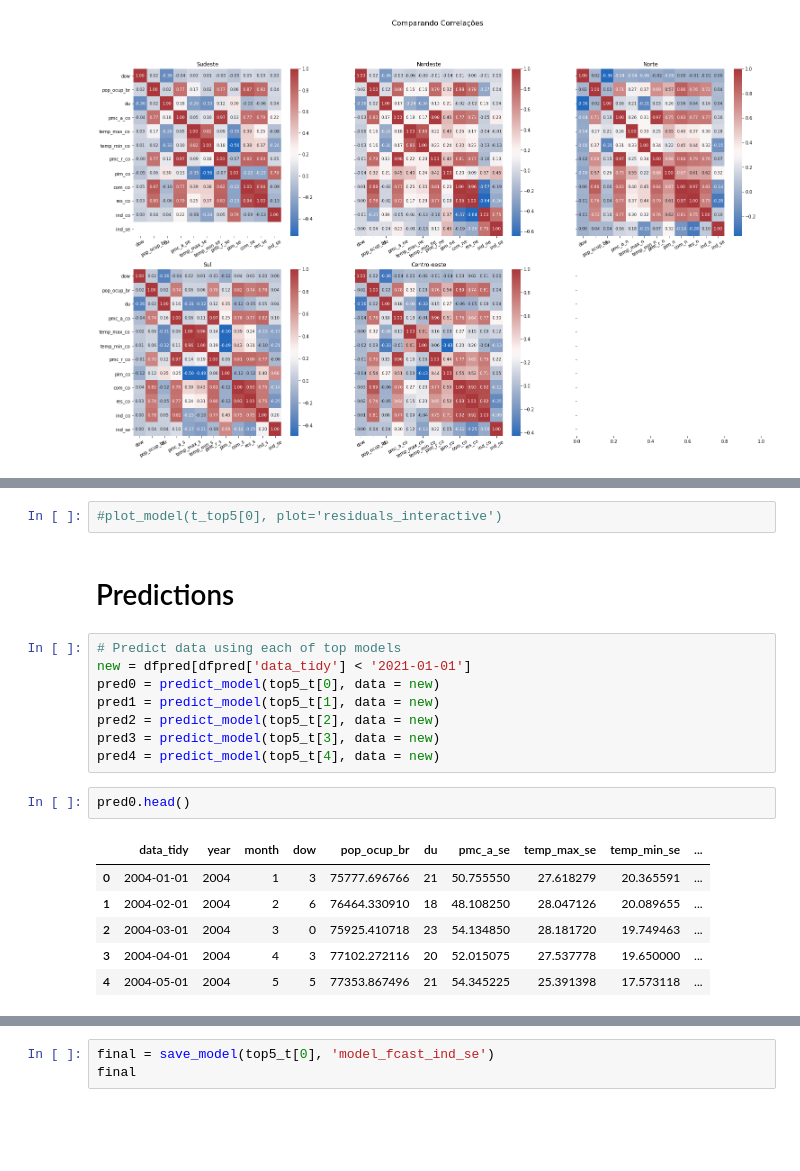
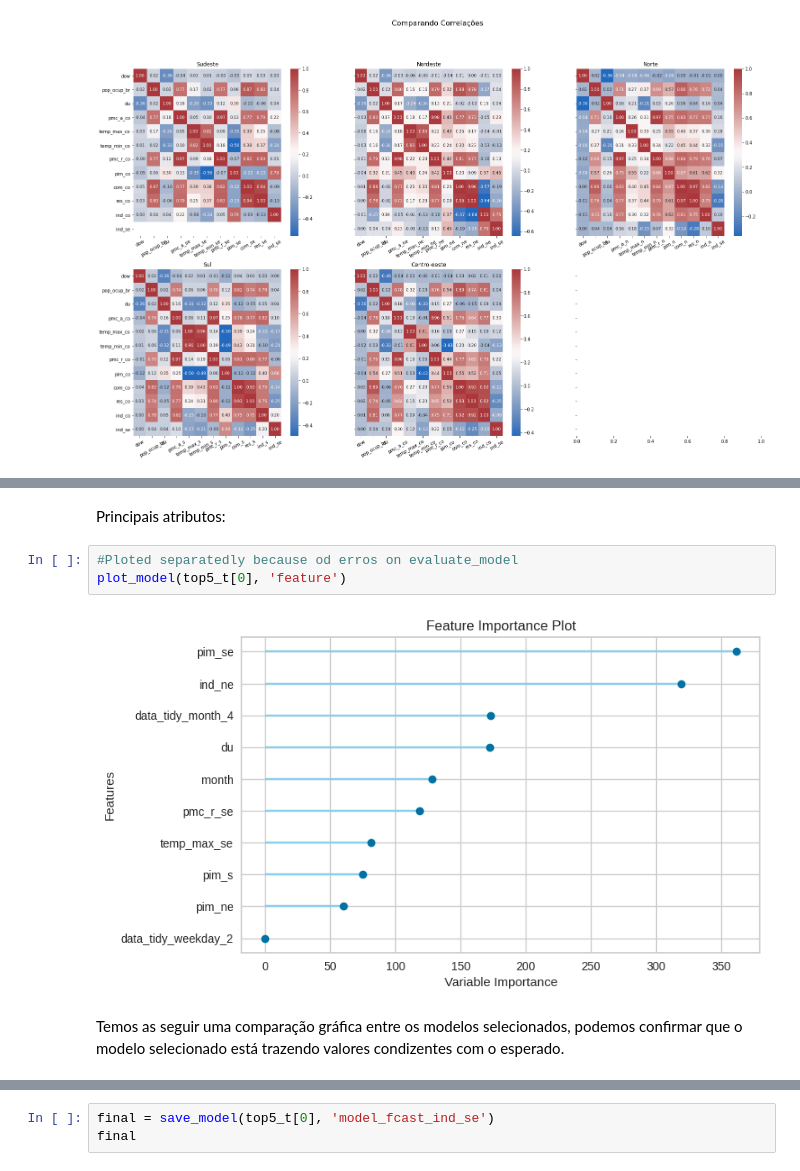
Before and after one commit to rmarques0/ads4i_rmarques0, a Jupyter notebook: ADS_RodrigoSMarques.ipynb, the cells around one changed output, grey strips where cells are left out. Cells and saved outputs as stored; diff of their text form; blank space fills up the shorter version.

```diff
--- a/ADS_RodrigoSMarques.ipynb
+++ b/ADS_RodrigoSMarques.ipynb
@@ -407,22 +516,10 @@ interactive(children=(ToggleButtons(description='Plot Type:', icons=('',), optio
-# %%
-#plot_model(t_top5[0], plot='residuals_interactive')
-# %% [markdown]
-# Predictions
-# %%
-# Predict data using each of top models
-new = dfpred[dfpred['data_tidy'] < '2021-01-01']
-pred0 = predict_model(top5_t[0], data = new)
-pred1 = predict_model(top5_t[1], data = new)
-pred2 = predict_model(top5_t[2], data = new)
-pred3 = predict_model(top5_t[3], data = new)
-pred4 = predict_model(top5_t[4], data = new)
-# %%
-pred0.head()
-# %% [output]
-|  | data_tidy | year | month | dow | pop_ocup_br | du | pmc_a_se | temp_max_se | temp_min_se | ... |
-| 0 | 2004-01-01 | 2004 | 1 | 3 | 75777.696766 | 21 | 50.755550 | 27.618279 | 20.365591 | ... |
-| 1 | 2004-02-01 | 2004 | 2 | 6 | 76464.330910 | 18 | 48.108250 | 28.047126 | 20.089655 | ... |
-| 2 | 2004-03-01 | 2004 | 3 | 0 | 75925.410718 | 23 | 54.134850 | 28.181720 | 19.749463 | ... |
-| 3 | 2004-04-01 | 2004 | 4 | 3 | 77102.272116 | 20 | 52.015075 | 27.537778 | 19.650000 | ... |
-| 4 | 2004-05-01 | 2004 | 5 | 5 | 77353.867496 | 21 | 54.345225 | 25.391398 | 17.573118 | ... |
+# %% [markdown]
+Principais atributos:
+# %%
+#Ploted separatedly because od erros on evaluate_model
+plot_model(top5_t[0], 'feature')
+# %% [output]
+[figure, added]
+# %% [markdown]
+Temos as seguir uma comparação gráfica entre os modelos selecionados, podemos confirmar que o modelo selecionado está trazendo valores condizentes com o esperado.
 # %%
```
Also changed, not shown: parts of 45 cells of this notebook.
